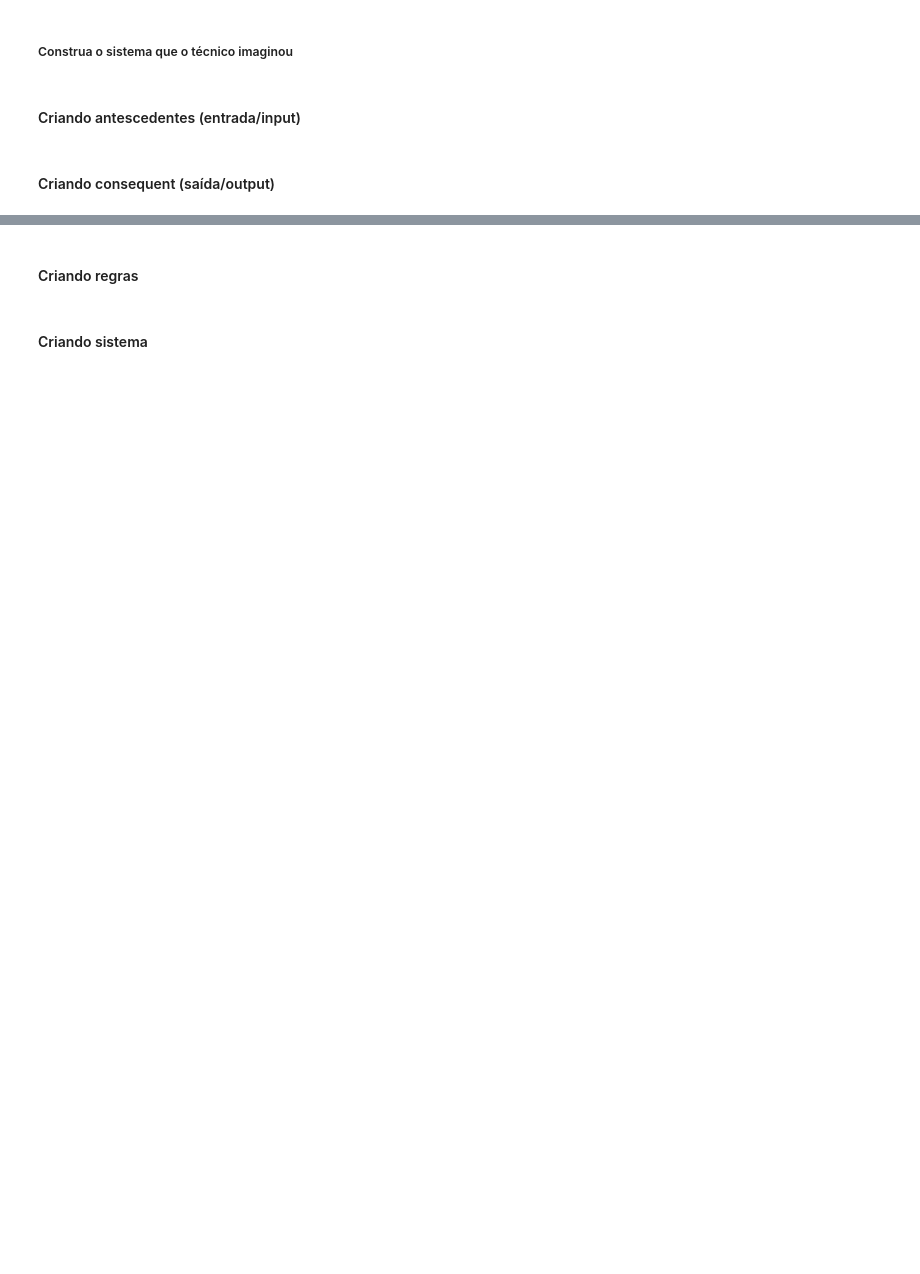
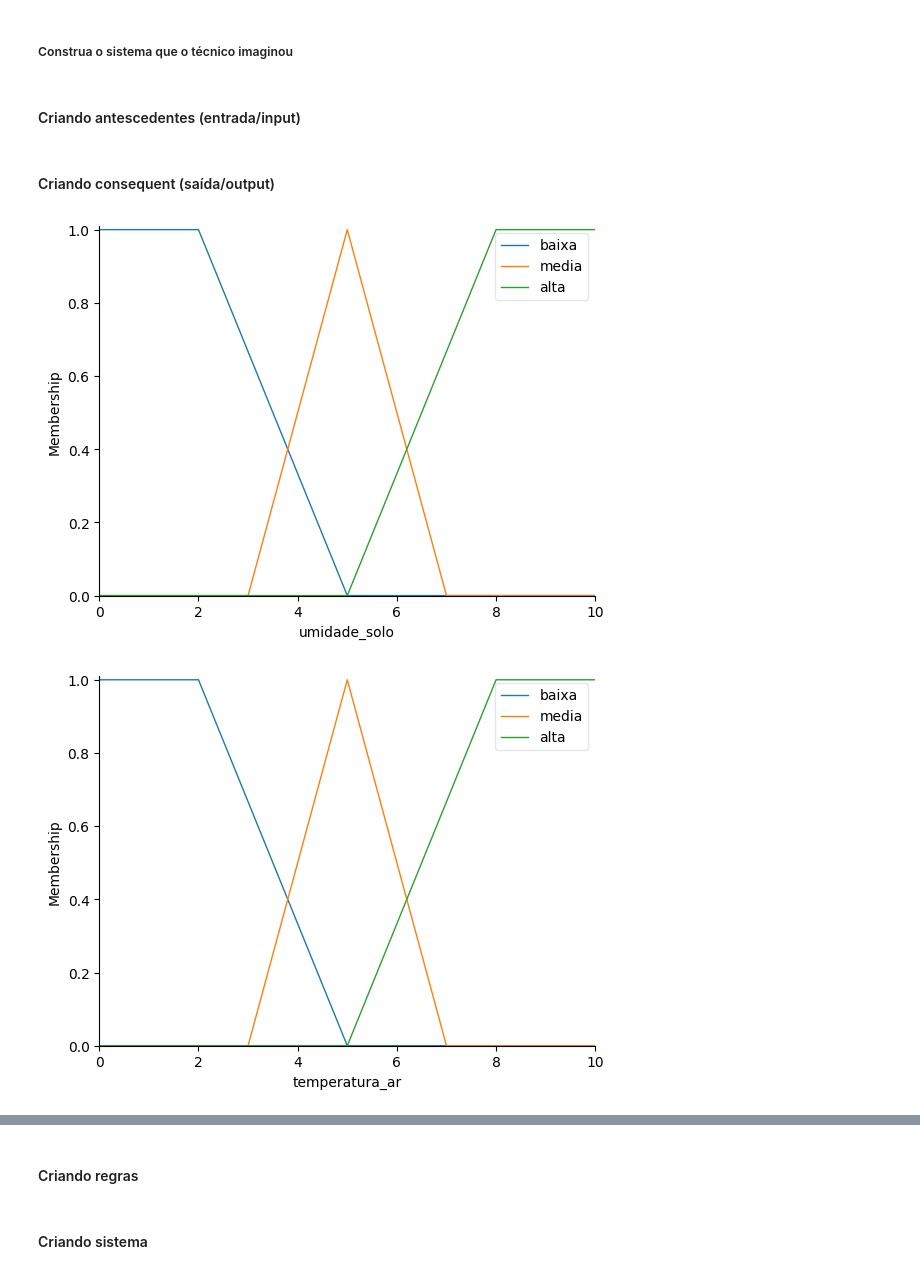
Before and after one commit to matheusAFONSECA/C210, a Jupyter notebook: Aula13/AtividadeFuzzy/Atividade_Fuzzy.ipynb, the cells around one changed output, grey strips where cells are left out. Drawn from its saved outputs; the diff is of its cells as text; code cells hidden in the pictures; blank space fills up the shorter version.

```diff
--- a/Aula13/AtividadeFuzzy/Atividade_Fuzzy.ipynb
+++ b/Aula13/AtividadeFuzzy/Atividade_Fuzzy.ipynb
@@ -48,4 +56,39 @@ O técnico montou um conjunto de regras para fazer a inferência de seu sistema:
 # %% [markdown]
 #### Criando antescedentes (entrada/input)
+# %%
+# Definindo universo de discurso para umidade do solo e temperatura do ar
+universo_umidade = np.arange(0, 11, 1)
+universo_temperatura = np.arange(0, 11, 1)
+universo_duracao = np.arange(0, 11, 1)
+
+# Criando os antecedentes
+umidade_solo = control.Antecedent(universe=universo_umidade, label="umidade_solo")
+temperatura_ar = control.Antecedent(universe=universo_temperatura, label="temperatura_ar")
+
+# Definindo funções de pertinência para umidade do solo
+umidade_solo["baixa"] = fuzzy.trapmf(umidade_solo.universe, [0, 0, 2, 5])
+umidade_solo["media"] = fuzzy.trimf(umidade_solo.universe, [3, 5, 7])
+umidade_solo["alta"] = fuzzy.trapmf(umidade_solo.universe, [5, 8, 10, 10])
+
+# Definindo funções de pertinência para temperatura do ar
+temperatura_ar["baixa"] = fuzzy.trapmf(temperatura_ar.universe, [0, 0, 2, 5])
+temperatura_ar["media"] = fuzzy.trimf(temperatura_ar.universe, [3, 5, 7])
+temperatura_ar["alta"] = fuzzy.trapmf(temperatura_ar.universe, [5, 8, 10, 10])
 # %% [markdown]
 #### Criando consequent (saída/output)
+# %%
+# Criando o consequente
+duracao_irrigacao = control.Consequent(universe=universo_duracao, label="duracao_irrigacao")
+
+# Definindo funções de pertinência para duração da irrigação
+duracao_irrigacao["curta"] = fuzzy.trapmf(duracao_irrigacao.universe, [0, 0, 2, 5])
+duracao_irrigacao["media"] = fuzzy.trimf(duracao_irrigacao.universe, [3, 5, 7])
+duracao_irrigacao["longa"] = fuzzy.trapmf(duracao_irrigacao.universe, [5, 8, 10, 10])
+# %%
+# Visualizando as funções de pertinência
+umidade_solo.view()
+temperatura_ar.view()
+duracao_irrigacao.view()
+# %% [output]
+[figure, added]
+[figure, added]
```
Also changed, not shown: parts of 4 cells of this notebook.
